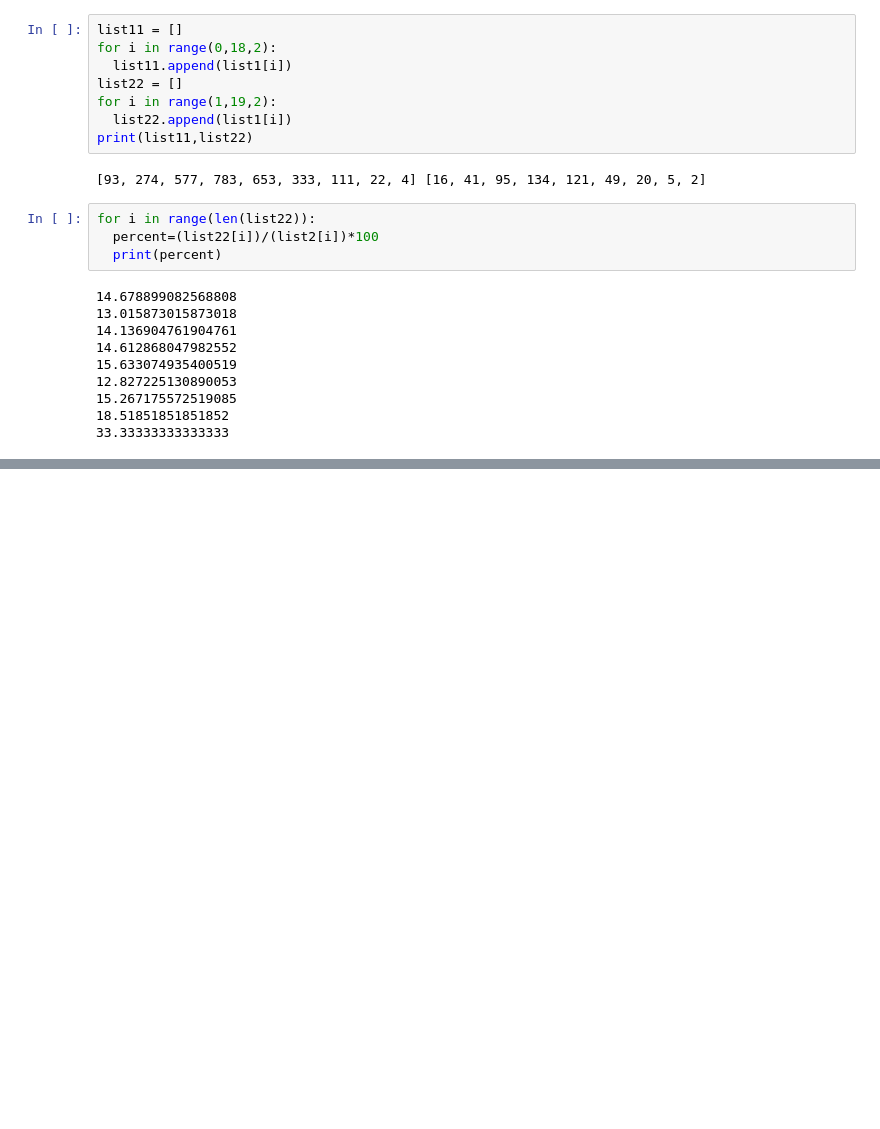
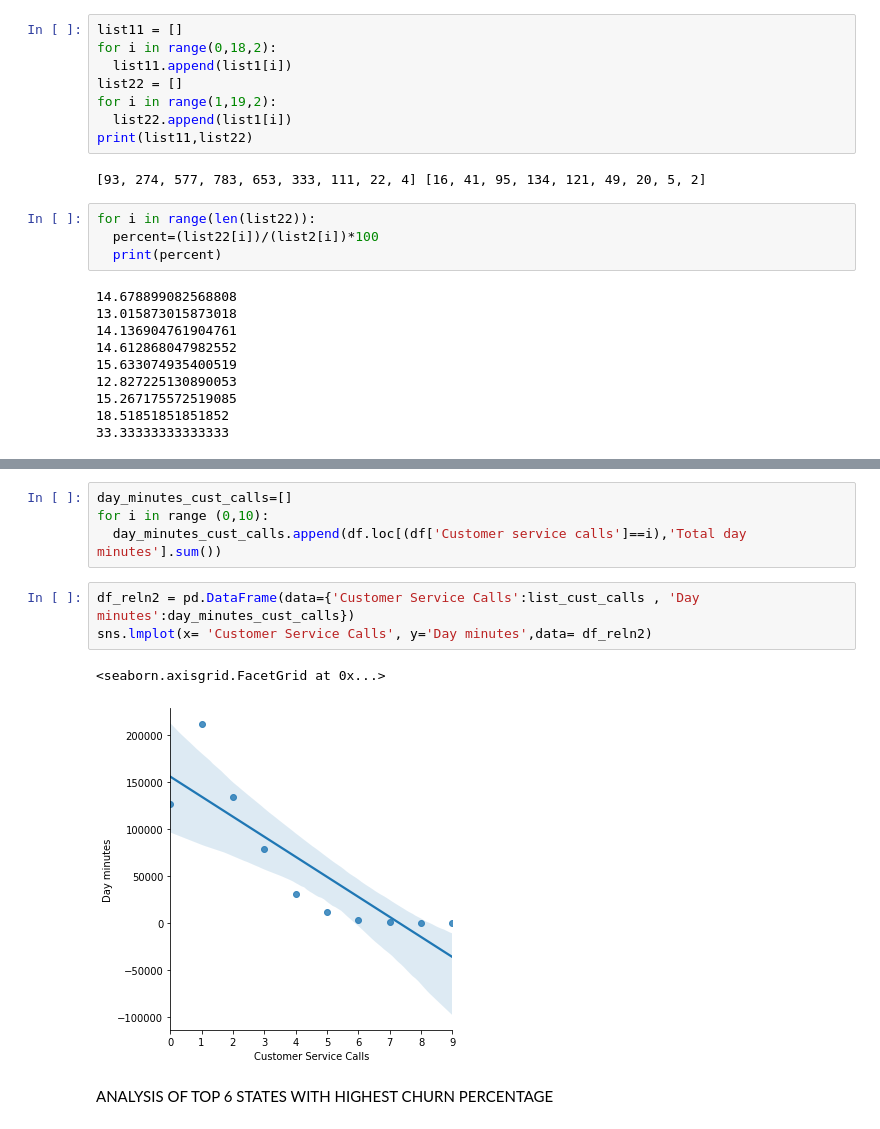
Before and after one commit to sanjogmish/Telecom_Churn_Analysis, a Jupyter notebook: Telecom_Churn_Analysis_Structured_Bivariate_Capstone_Project.ipynb, the cells around one changed output, grey strips where cells are left out. Cells and saved outputs as stored; diff of their text form; blank space fills up the shorter version.

```diff
--- a/Telecom_Churn_Analysis_Structured_Bivariate_Capstone_Project.ipynb
+++ b/Telecom_Churn_Analysis_Structured_Bivariate_Capstone_Project.ipynb
@@ -501,0 +598,12 @@ for i in range(len(list22)):
+# %%
+day_minutes_cust_calls=[]
+for i in range (0,10):
+  day_minutes_cust_calls.append(df.loc[(df['Customer service calls']==i),'Total day minutes'].sum())
+# %%
+df_reln2 = pd.DataFrame(data={'Customer Service Calls':list_cust_calls , 'Day minutes':day_minutes_cust_calls})
+sns.lmplot(x= 'Customer Service Calls', y='Day minutes',data= df_reln2)
+# %% [output]
+<seaborn.axisgrid.FacetGrid at 0x...>
+[figure, added]
+# %% [markdown]
+ANALYSIS OF TOP 6 STATES WITH HIGHEST CHURN PERCENTAGE
```
Also changed, not shown: parts of 22 cells of this notebook.
